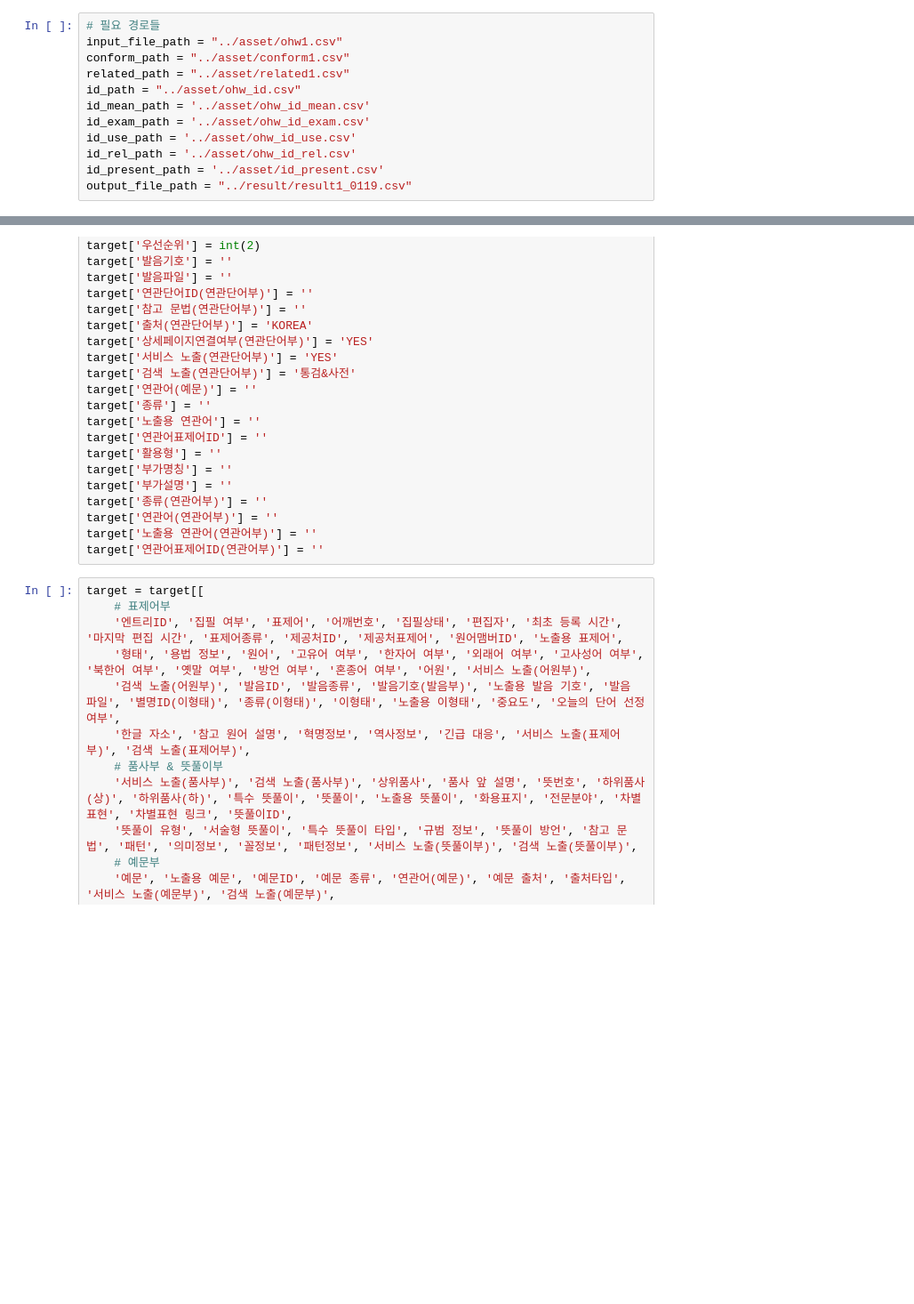
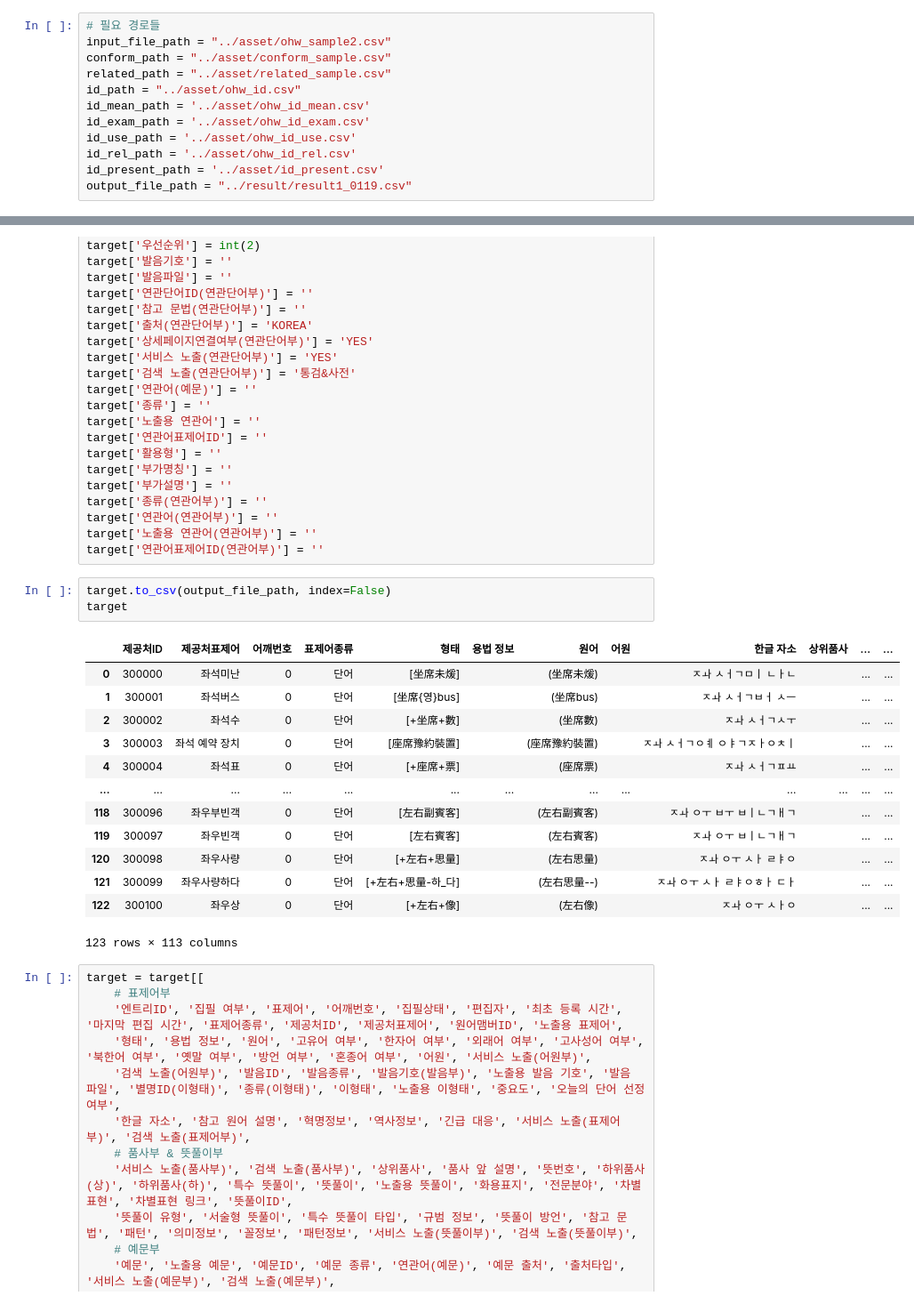
Before and after one commit to Jyoonly/openpro, a Jupyter notebook: kordic/code/ohw.ipynb, the cells around one changed output, grey strips where cells are left out. Shown at 89% size. Cells and saved outputs as stored; diff of their text form; blank space fills up the shorter version.

Commit message:
250218 ohw.ipynb 공부
- 경로 사용 지점 기준으로 목차 제작
- input_file_path 공부

```diff
--- a/kordic/code/ohw.ipynb
+++ b/kordic/code/ohw.ipynb
@@ -7,9 +7,9 @@ from time import time
 start_time = time()
 # %%
 # 필요 경로들
-input_file_path = "../asset/ohw1.csv"
-conform_path = "../asset/conform1.csv"
-related_path = "../asset/related1.csv"
+input_file_path = "../asset/ohw_sample2.csv"
+conform_path = "../asset/conform_sample.csv"
+related_path = "../asset/related_sample.csv"
 id_path = "../asset/ohw_id.csv"
 id_mean_path = '../asset/ohw_id_mean.csv'
 id_exam_path = '../asset/ohw_id_exam.csv'
@@ -122,6 +124,23 @@ target['종류(연관어부)'] = ''
 target['연관어(연관어부)'] = ''
 target['노출용 연관어(연관어부)'] = ''
 target['연관어표제어ID(연관어부)'] = ''
+# %%
+target.to_csv(output_file_path, index=False)
+target
+# %% [output]
+|  | 제공처ID | 제공처표제어 | 어깨번호 | 표제어종류 | 형태 | 용법 정보 | 원어 | 어원 | 한글 자소 | 상위품사 | ... | ... |
+| 0 | 300000 | 좌석미난 | 0 | 단어 | [坐席未煖] |  | (坐席未煖) |  | ㅈㅘ ㅅㅓㄱㅁㅣ ㄴㅏㄴ |  | ... | ... |
+| 1 | 300001 | 좌석버스 | 0 | 단어 | [坐席{영}bus] |  | (坐席bus) |  | ㅈㅘ ㅅㅓㄱㅂㅓ ㅅㅡ |  | ... | ... |
+| 2 | 300002 | 좌석수 | 0 | 단어 | [+坐席+數] |  | (坐席數) |  | ㅈㅘ ㅅㅓㄱㅅㅜ |  | ... | ... |
+| 3 | 300003 | 좌석 예약 장치 | 0 | 단어 | [座席豫約裝置] |  | (座席豫約裝置) |  | ㅈㅘ ㅅㅓㄱㅇㅖ ㅇㅑㄱㅈㅏㅇㅊㅣ |  | ... | ... |
+| 4 | 300004 | 좌석표 | 0 | 단어 | [+座席+票] |  | (座席票) |  | ㅈㅘ ㅅㅓㄱㅍㅛ |  | ... | ... |
+| ... | ... | ... | ... | ... | ... | ... | ... | ... | ... | ... | ... | ... |
+| 118 | 300096 | 좌우부빈객 | 0 | 단어 | [左右副賓客] |  | (左右副賓客) |  | ㅈㅘ ㅇㅜ ㅂㅜ ㅂㅣㄴㄱㅐㄱ |  | ... | ... |
+| 119 | 300097 | 좌우빈객 | 0 | 단어 | [左右賓客] |  | (左右賓客) |  | ㅈㅘ ㅇㅜ ㅂㅣㄴㄱㅐㄱ |  | ... | ... |
+| 120 | 300098 | 좌우사량 | 0 | 단어 | [+左右+思量] |  | (左右思量) |  | ㅈㅘ ㅇㅜ ㅅㅏ ㄹㅑㅇ |  | ... | ... |
+| 121 | 300099 | 좌우사량하다 | 0 | 단어 | [+左右+思量-하_다] |  | (左右思量--) |  | ㅈㅘ ㅇㅜ ㅅㅏ ㄹㅑㅇㅎㅏ ㄷㅏ |  | ... | ... |
+| 122 | 300100 | 좌우상 | 0 | 단어 | [+左右+像] |  | (左右像) |  | ㅈㅘ ㅇㅜ ㅅㅏㅇ |  | ... | ... |
+123 rows × 113 columns
 # %%
 target = target[[
     # 표제어부
```
Also changed, not shown: parts of 17 cells of this notebook, 3 other files.
